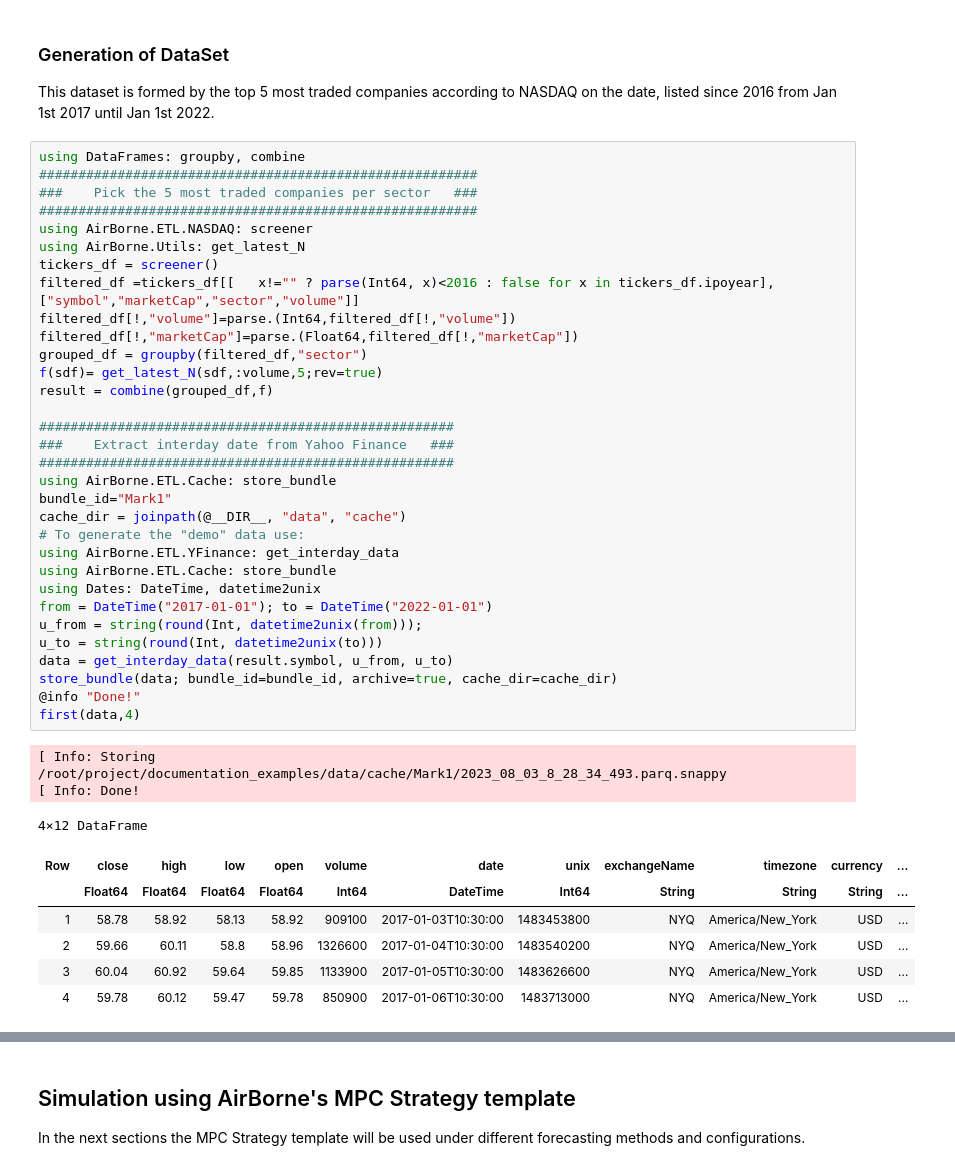
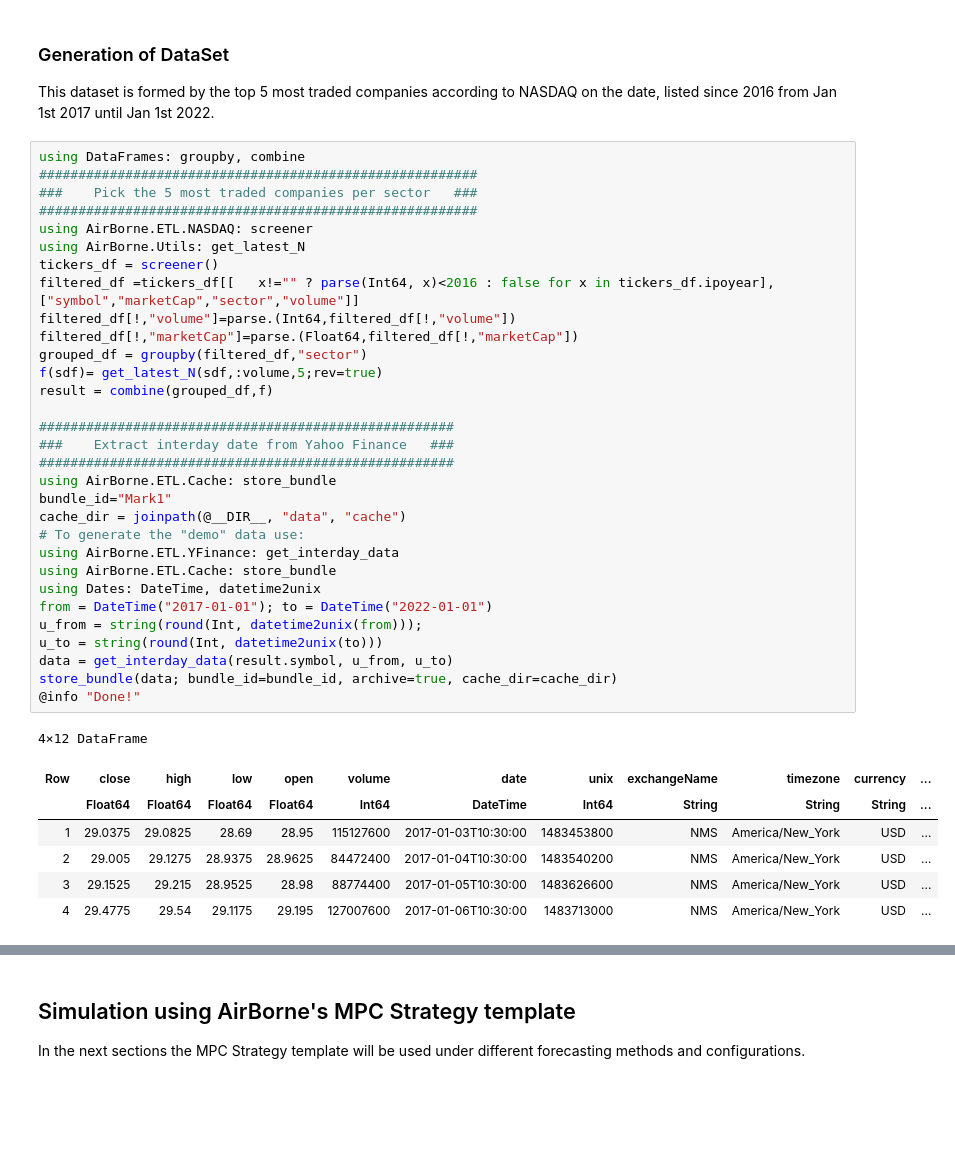
Before and after one commit to JuDO-dev/AirBorne.jl, a Jupyter notebook: docs/example_notebooks/MPC_Example.ipynb, the cells around one changed output, grey strips where cells are left out. Saved outputs shown, nothing was run; the diff lists cells and outputs as text; blank space fills up the shorter version.

```diff
--- a/docs/example_notebooks/MPC_Example.ipynb
+++ b/docs/example_notebooks/MPC_Example.ipynb
@@ -76,39 +83,36 @@ using DataFrames: groupby, combine
 ########################################################
 using AirBorne.ETL.NASDAQ: screener
 using AirBorne.Utils: get_latest_N
 tickers_df = screener()
 filtered_df =tickers_df[[   x!="" ? parse(Int64, x)<2016 : false for x in tickers_df.ipoyear],["symbol","marketCap","sector","volume"]]
 filtered_df[!,"volume"]=parse.(Int64,filtered_df[!,"volume"])
 filtered_df[!,"marketCap"]=parse.(Float64,filtered_df[!,"marketCap"])
 grouped_df = groupby(filtered_df,"sector")
 f(sdf)= get_latest_N(sdf,:volume,5;rev=true)
 result = combine(grouped_df,f)
 
 #####################################################
 ###    Extract interday date from Yahoo Finance   ###
 #####################################################
 using AirBorne.ETL.Cache: store_bundle
 bundle_id="Mark1"
 cache_dir = joinpath(@__DIR__, "data", "cache")
 # To generate the "demo" data use:
 using AirBorne.ETL.YFinance: get_interday_data
 using AirBorne.ETL.Cache: store_bundle
 using Dates: DateTime, datetime2unix
 from = DateTime("2017-01-01"); to = DateTime("2022-01-01")
 u_from = string(round(Int, datetime2unix(from)));
 u_to = string(round(Int, datetime2unix(to)))
 data = get_interday_data(result.symbol, u_from, u_to)
 store_bundle(data; bundle_id=bundle_id, archive=true, cache_dir=cache_dir)
 @info "Done!"
-first(data,4)
 # %% [output]
-[ Info: Storing /root/project/documentation_examples/data/cache/Mark1/2023_08_03_8_28_34_493.parq.snappy
-[ Info: Done!
+4×12 DataFrame
-4×12 DataFrame
 | Row | close | high | low | open | volume | date | unix | exchangeName | timezone | currency | ... |
 |  | Float64 | Float64 | Float64 | Float64 | Int64 | DateTime | Int64 | String | String | String | ... |
-| 1 | 58.78 | 58.92 | 58.13 | 58.92 | 909100 | 2017-01-03T10:30:00 | 1483453800 | NYQ | America/New_York | USD | ... |
-| 2 | 59.66 | 60.11 | 58.8 | 58.96 | 1326600 | 2017-01-04T10:30:00 | 1483540200 | NYQ | America/New_York | USD | ... |
-| 3 | 60.04 | 60.92 | 59.64 | 59.85 | 1133900 | 2017-01-05T10:30:00 | 1483626600 | NYQ | America/New_York | USD | ... |
-| 4 | 59.78 | 60.12 | 59.47 | 59.78 | 850900 | 2017-01-06T10:30:00 | 1483713000 | NYQ | America/New_York | USD | ... |
+| 1 | 29.0375 | 29.0825 | 28.69 | 28.95 | 115127600 | 2017-01-03T10:30:00 | 1483453800 | NMS | America/New_York | USD | ... |
+| 2 | 29.005 | 29.1275 | 28.9375 | 28.9625 | 84472400 | 2017-01-04T10:30:00 | 1483540200 | NMS | America/New_York | USD | ... |
+| 3 | 29.1525 | 29.215 | 28.9525 | 28.98 | 88774400 | 2017-01-05T10:30:00 | 1483626600 | NMS | America/New_York | USD | ... |
+| 4 | 29.4775 | 29.54 | 29.1175 | 29.195 | 127007600 | 2017-01-06T10:30:00 | 1483713000 | NMS | America/New_York | USD | ... |
 # %%
```
Also changed, not shown: parts of 30 cells of this notebook.
